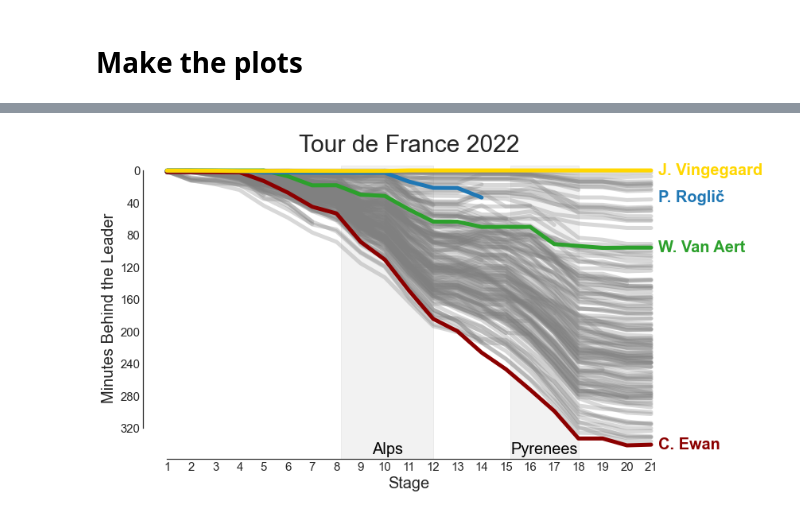
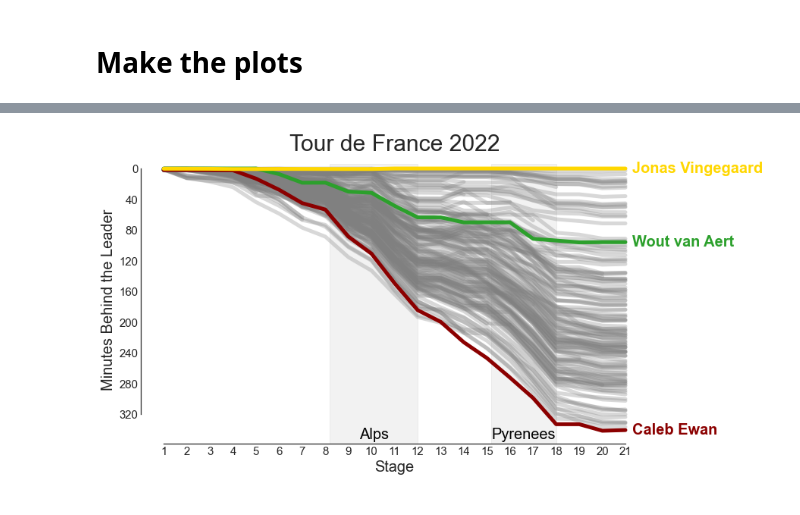
Before and after one commit to agude/agude.github.io, a Jupyter notebook: files/tour-de-france/Tour de France 2022 Plot.ipynb, the cells around one changed output, grey strips where cells are left out. Saved outputs shown, nothing was run; the diff lists cells and outputs as text; code cells hidden in the pictures.

Commit message:
Add green jersey plots

```diff
--- a/files/tour-de-france/Tour de France 2022 Plot.ipynb
+++ b/files/tour-de-france/Tour de France 2022 Plot.ipynb
@@ -49,10 +49,10 @@ RiderRow = namedtuple("RiderRow", ["rider", "final_place", "x", "y"])
 # %%
 RiderPlotProp = namedtuple("RiderPlotProp", ["color", "y_nudge"], defaults=[OTHER_RIDER_COLOR, 0.])
 # %%
-def make_plot_tuples(df, x_col="stage", y_col="gap_seconds"):
+def make_plot_tuples(df, x_col="stage", y_col="gap_seconds", is_sprint=False):
     """Creates a `rider_row` with riders, place, x, and y arrays."""
     # Get stage and final ranks
-    rank_col = "rank"
+    rank_col = "rank_gc" if not is_sprint else "rank_sprint"
     finished_riders_by_rank = df[df["stage"]==LAST_STAGE][["rider", rank_col]]
     merged_df = pd.merge(left=df, right=finished_riders_by_rank, how="left", on="rider")
     merged_df = merged_df.rename(columns={f"{rank_col}_x": "stage_rank", f"{rank_col}_y": "final_rank"})
@@ -133,6 +133,7 @@ def make_plot(
     plot_mountains=False,
     plot_yellow=True,
     output_file=None,
+    y_max=1,
 ):
 
 
@@ -173,21 +174,20 @@ def make_plot(
 
     y_min = max(plt.ylim())
     if plot_mountains:
-        Y_MAX=0.97
         X_RANGE = plt.xlim()[1] - plt.xlim()[0]
         TEXT_Y_FRAC = 0.032
 
         # The space between tick N and N+1 is when stage N+1 happened, so we start
         # the shaded area right after the N tick and use a smudge factor to push it forward.
         # This is always why we need to subtract 1 from the start date
-        START_SMUDGE = 0.2
+        START_SMUDGE = 0.2 - 1
 
-        PYRENEES_START = 16 + START_SMUDGE - 1
+        PYRENEES_START = 16 + START_SMUDGE
         PYRENEES_END = 18
         PYRENEES_MID = PYRENEES_START + ((PYRENEES_END - PYRENEES_START) / 2)
         PYRENEES_MID_FRAC = PYRENEES_MID / X_RANGE
 
-        ax.axvspan(PYRENEES_START, PYRENEES_END, alpha=0.1, color="grey", zorder=-2, ymax=Y_MAX)
+        ax.axvspan(PYRENEES_START, PYRENEES_END, alpha=0.1, color="grey", zorder=-2, ymax=y_max)
         ax.annotate(
             text="Pyrenees",
             xy=(PYRENEES_MID_FRAC, TEXT_Y_FRAC),
@@ -198,12 +198,12 @@ def make_plot(
             ha="center",
         )
 
-        ALPS_START = 9 + START_SMUDGE - 1
+        ALPS_START = 9 + START_SMUDGE
         ALPS_END = 12
         ALPS_MID = ALPS_START + ((ALPS_END - ALPS_START) / 2)
         ALPS_MID_FRAC = ALPS_MID / X_RANGE
 
-        ax.axvspan(ALPS_START, ALPS_END, alpha=0.1, color="grey", zorder=-2, ymax=Y_MAX)
+        ax.axvspan(ALPS_START, ALPS_END, alpha=0.1, color="grey", zorder=-2, ymax=y_max)
         ax.annotate(
             text="Alps",
             xy=(ALPS_MID_FRAC, TEXT_Y_FRAC),
@@ -369,0 +391,13 @@ make_plot(
+# %%
+# Remove green from the sprint colors
+SPRINT_COLORS = plt.rcParams['axes.prop_cycle'].by_key()["color"]
+SPRINT_COLORS.remove(GREEN_JERSEY_COLOR)
+DEFAULT_SPRINT_COLORS = cycle(SPRINT_COLORS)
+
+SPRINT_RIDERS = {
+    #"Wout van Aert": RiderPlotProp(GREEN_JERSEY_COLOR), # Automaticaly included
+    "Jasper Philipsen": RiderPlotProp(next(DEFAULT_SPRINT_COLORS)),
+    "Tadej Pogačar": RiderPlotProp(next(DEFAULT_SPRINT_COLORS)),
+    "Christophe Laporte": RiderPlotProp(next(DEFAULT_SPRINT_COLORS), -8),
+    "Fabio Jakobsen": RiderPlotProp(next(DEFAULT_SPRINT_COLORS)),
+}
@@ -371,16 +417,16 @@ make_plot(
 DEFAULT_COLORS = reset_color_cycle()
 
 SPECIAL_RIDERS = {
-    "W. Van Aert": RiderPlotProp(GREEN_JERSEY_COLOR),
-    "C. Ewan": RiderPlotProp(LANTERNE_ROUGE_COLOR),
-    "P. Roglič": RiderPlotProp(next(DEFAULT_COLORS)),
-    "Mathieu Van Der Poel": RiderPlotProp(next(DEFAULT_COLORS)),
+    "Wout van Aert": RiderPlotProp(GREEN_JERSEY_COLOR),
+    "Caleb Ewan": RiderPlotProp(LANTERNE_ROUGE_COLOR),
+    "Primož Roglič": RiderPlotProp(next(DEFAULT_COLORS)),
 }
 # %%
 make_plot(
     rider_rows,
     special_riders=SPECIAL_RIDERS,
     plot_mountains=True,
+    y_max=0.97,  # Make the mountain shaded areas a little shorter
 )
 # %% [output]
-[figure, old version]
+[figure, new version]
```
Also changed, not shown: parts of 6 cells of this notebook.
